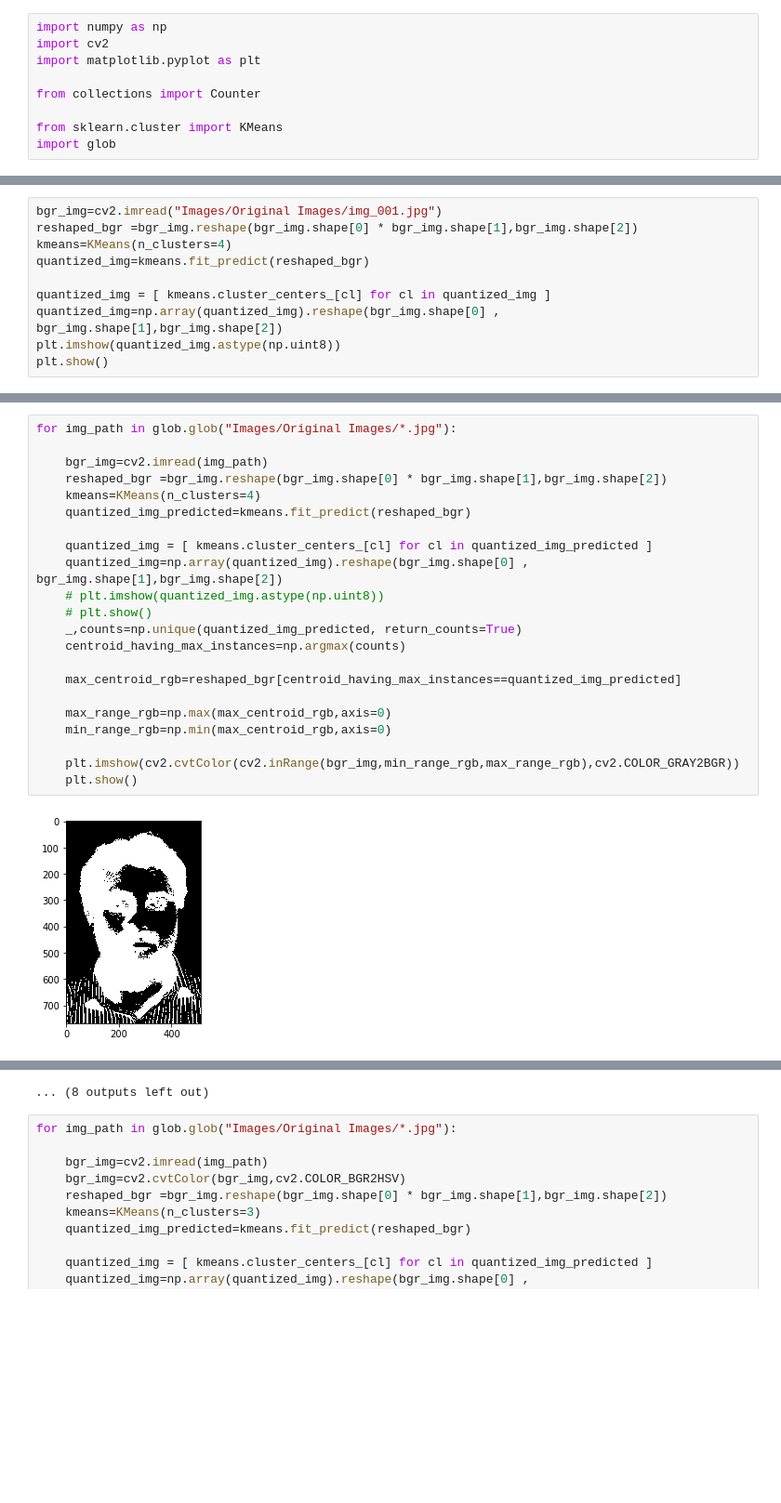
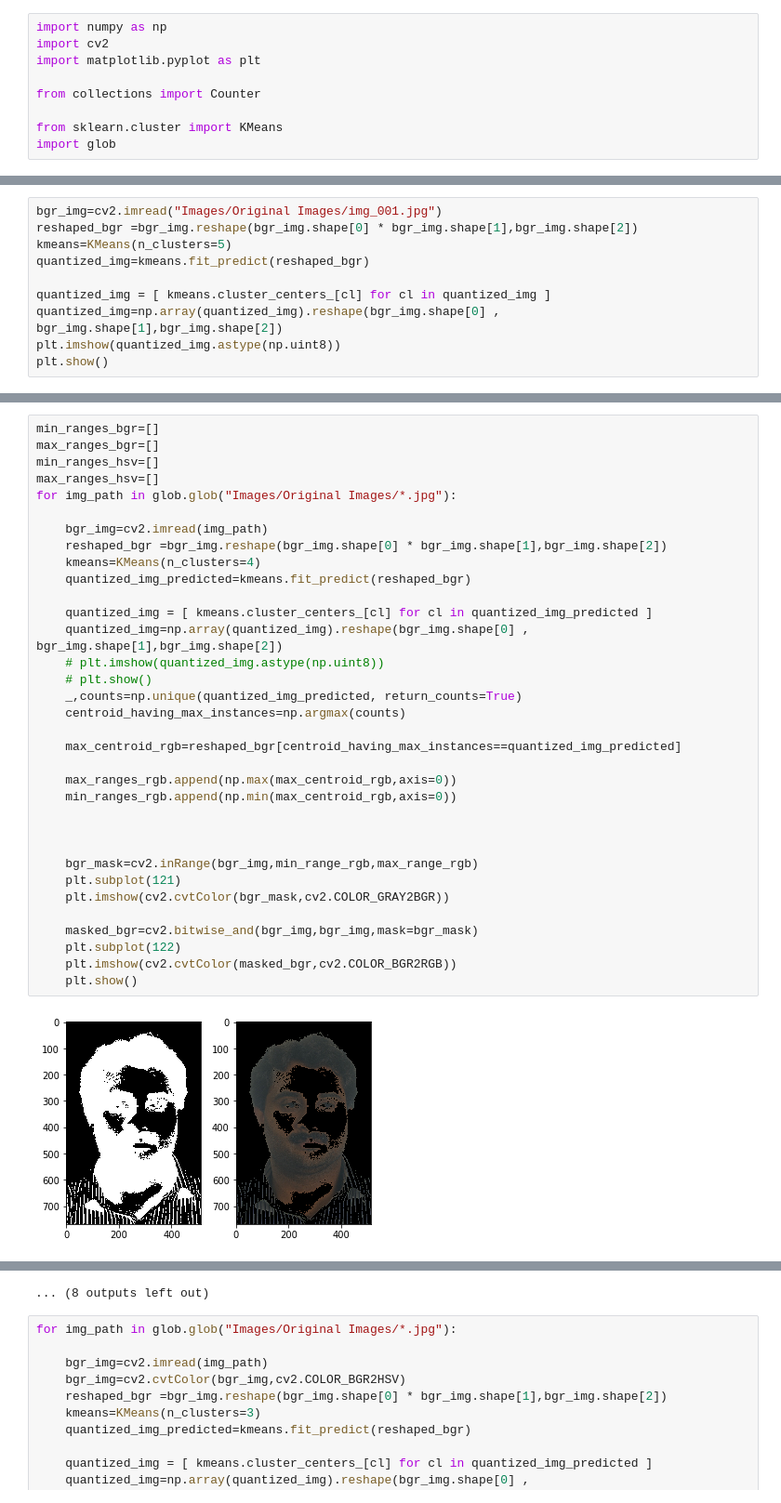
Before and after one commit to aliyesilkanat/Cmpe537, a Jupyter notebook: Task3.ipynb, the cells around one changed output, grey strips where cells are left out. Shown at 93% size. Saved outputs shown, nothing was run; the diff lists cells and outputs as text; blank space fills up the shorter version.

```diff
--- a/Task3.ipynb
+++ b/Task3.ipynb
@@ -10,7 +45,7 @@ import glob
 # %%
 bgr_img=cv2.imread("Images/Original Images/img_001.jpg")
 reshaped_bgr =bgr_img.reshape(bgr_img.shape[0] * bgr_img.shape[1],bgr_img.shape[2])
-kmeans=KMeans(n_clusters=4)
+kmeans=KMeans(n_clusters=5)
 quantized_img=kmeans.fit_predict(reshaped_bgr)
 
 quantized_img = [ kmeans.cluster_centers_[cl] for cl in quantized_img ]
@@ -22,24 +167,36 @@ plt.show()
 # %%
+min_ranges_bgr=[]
+max_ranges_bgr=[]
+min_ranges_hsv=[]
+max_ranges_hsv=[]
 for img_path in glob.glob("Images/Original Images/*.jpg"):
 
     bgr_img=cv2.imread(img_path)
     reshaped_bgr =bgr_img.reshape(bgr_img.shape[0] * bgr_img.shape[1],bgr_img.shape[2])
     kmeans=KMeans(n_clusters=4)
     quantized_img_predicted=kmeans.fit_predict(reshaped_bgr)
 
     quantized_img = [ kmeans.cluster_centers_[cl] for cl in quantized_img_predicted ]
     quantized_img=np.array(quantized_img).reshape(bgr_img.shape[0] , bgr_img.shape[1],bgr_img.shape[2])
     # plt.imshow(quantized_img.astype(np.uint8))
     # plt.show()
     _,counts=np.unique(quantized_img_predicted, return_counts=True)
     centroid_having_max_instances=np.argmax(counts)
 
     max_centroid_rgb=reshaped_bgr[centroid_having_max_instances==quantized_img_predicted]
 
-    max_range_rgb=np.max(max_centroid_rgb,axis=0)
-    min_range_rgb=np.min(max_centroid_rgb,axis=0)
+    max_ranges_rgb.append(np.max(max_centroid_rgb,axis=0))
+    min_ranges_rgb.append(np.min(max_centroid_rgb,axis=0))
 
-    plt.imshow(cv2.cvtColor(cv2.inRange(bgr_img,min_range_rgb,max_range_rgb),cv2.COLOR_GRAY2BGR))
+
+
+    bgr_mask=cv2.inRange(bgr_img,min_range_rgb,max_range_rgb)
+    plt.subplot(121)
+    plt.imshow(cv2.cvtColor(bgr_mask,cv2.COLOR_GRAY2BGR))
+
+    masked_bgr=cv2.bitwise_and(bgr_img,bgr_img,mask=bgr_mask)
+    plt.subplot(122)
+    plt.imshow(cv2.cvtColor(masked_bgr,cv2.COLOR_BGR2RGB))
     plt.show()
 # %% [output]
-[figure, old version]
+[figure, new version]
```
Also changed, not shown: parts of 13 cells of this notebook.
